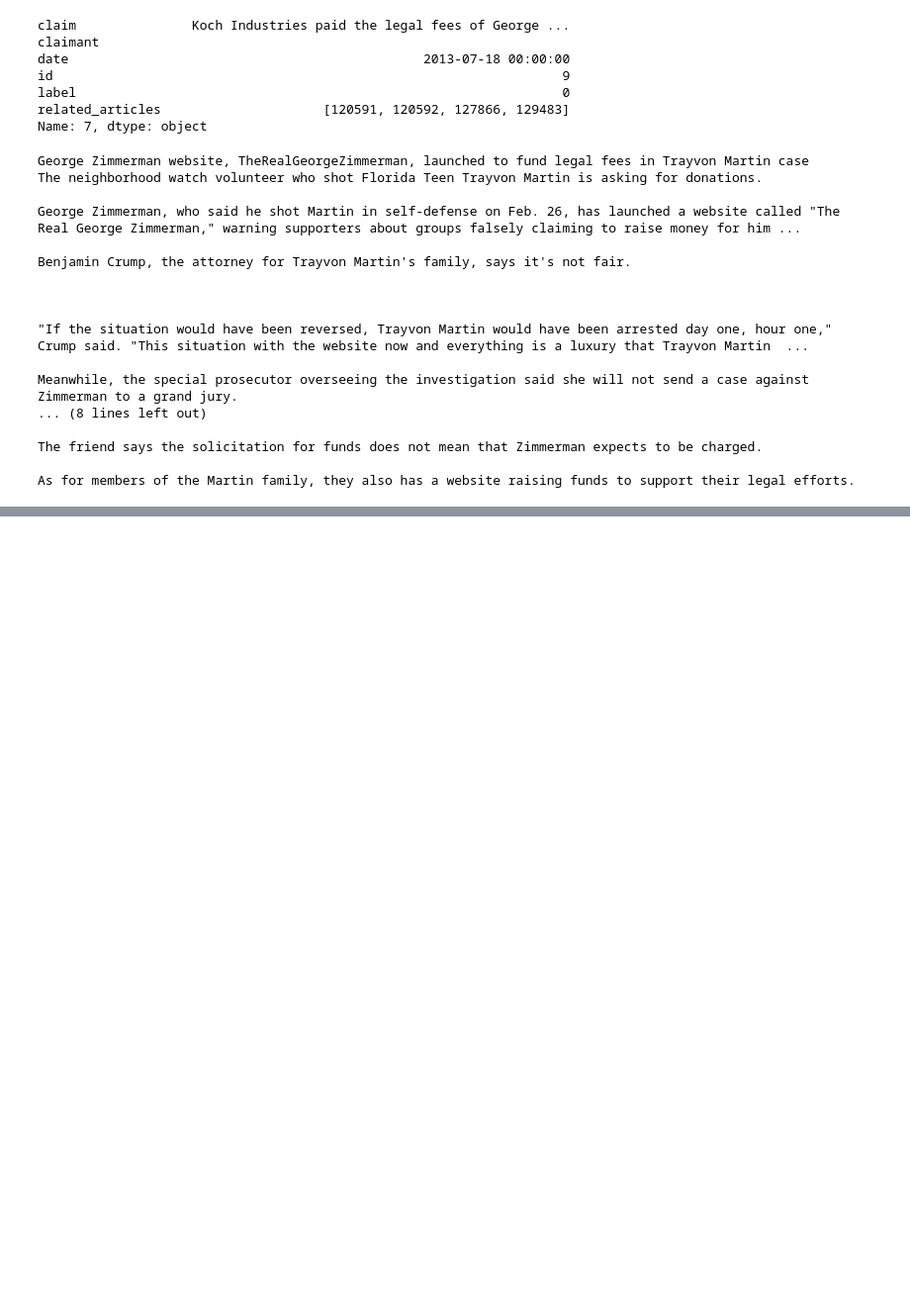
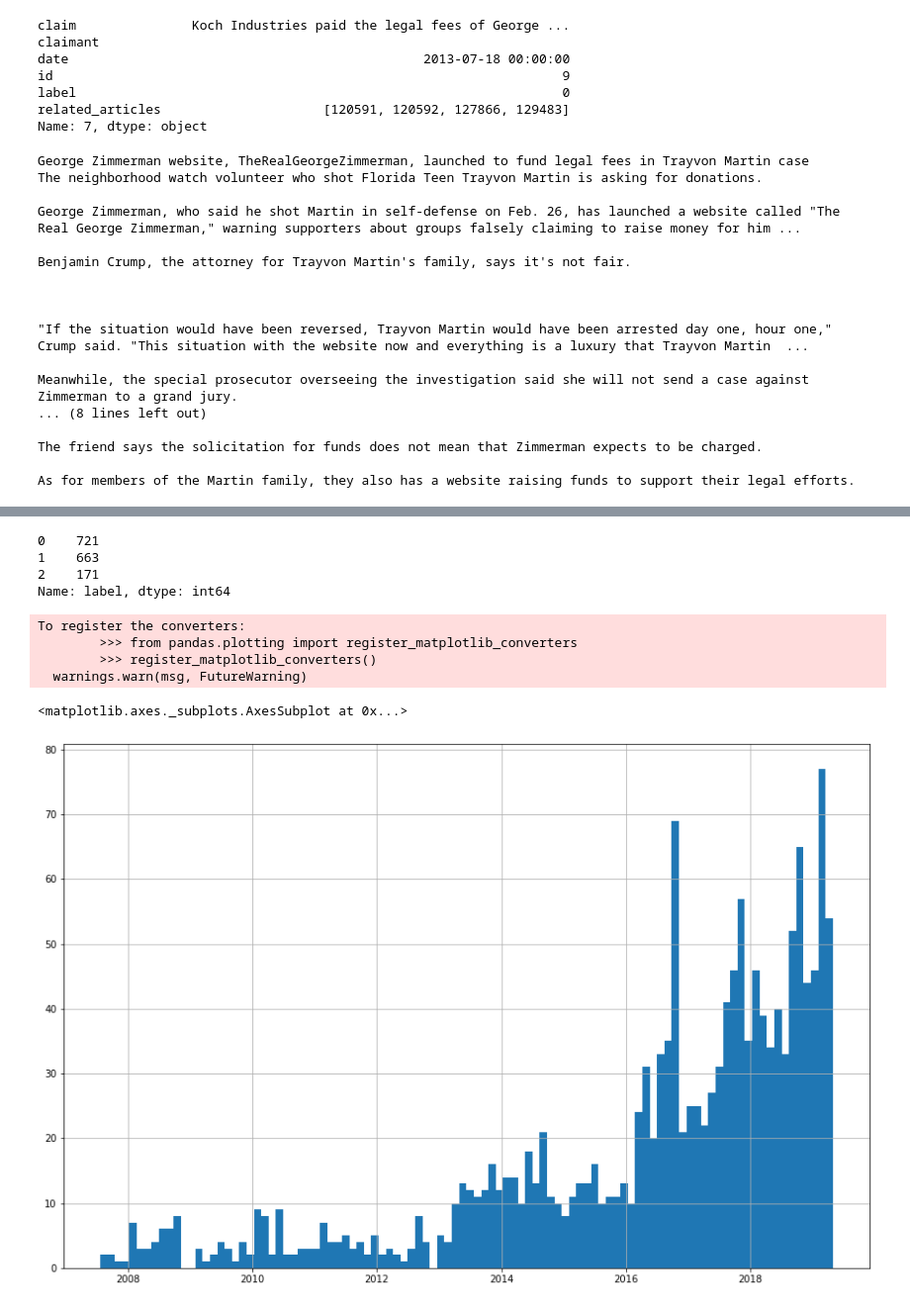
Before and after one commit to Khodeir/fakenews, a Jupyter notebook: data_exploration.ipynb, the cells around one changed output, grey strips where cells are left out. Shown: that part at 99% size. Saved outputs shown, nothing was run; the diff lists cells and outputs as text; code cells hidden in the pictures; blank space fills up the shorter version.

```diff
--- a/data_exploration.ipynb
+++ b/data_exploration.ipynb
@@ -75,0 +80,2 @@ As for members of the Martin family, they also has a website raising funds to su
+# %%
+dev = pd.read_json('~/dev/fakenews/data/train/dev_split.json')
@@ -75,0 +129,16 @@ As for members of the Martin family, they also has a website raising funds to su
+# %%
+dev['label'].value_counts()
+# %% [output]
+0    721
+1    663
+2    171
+Name: label, dtype: int64
+# %%
+dev['date'].hist(figsize=(15, 10), bins=100)
+# %% [output]
+To register the converters:
+        >>> from pandas.plotting import register_matplotlib_converters
+        >>> register_matplotlib_converters()
+  warnings.warn(msg, FutureWarning)
+<matplotlib.axes._subplots.AxesSubplot at 0x...>
+[figure, added]
```
Also changed, not shown: parts of 14 cells of this notebook, 2 other files.
